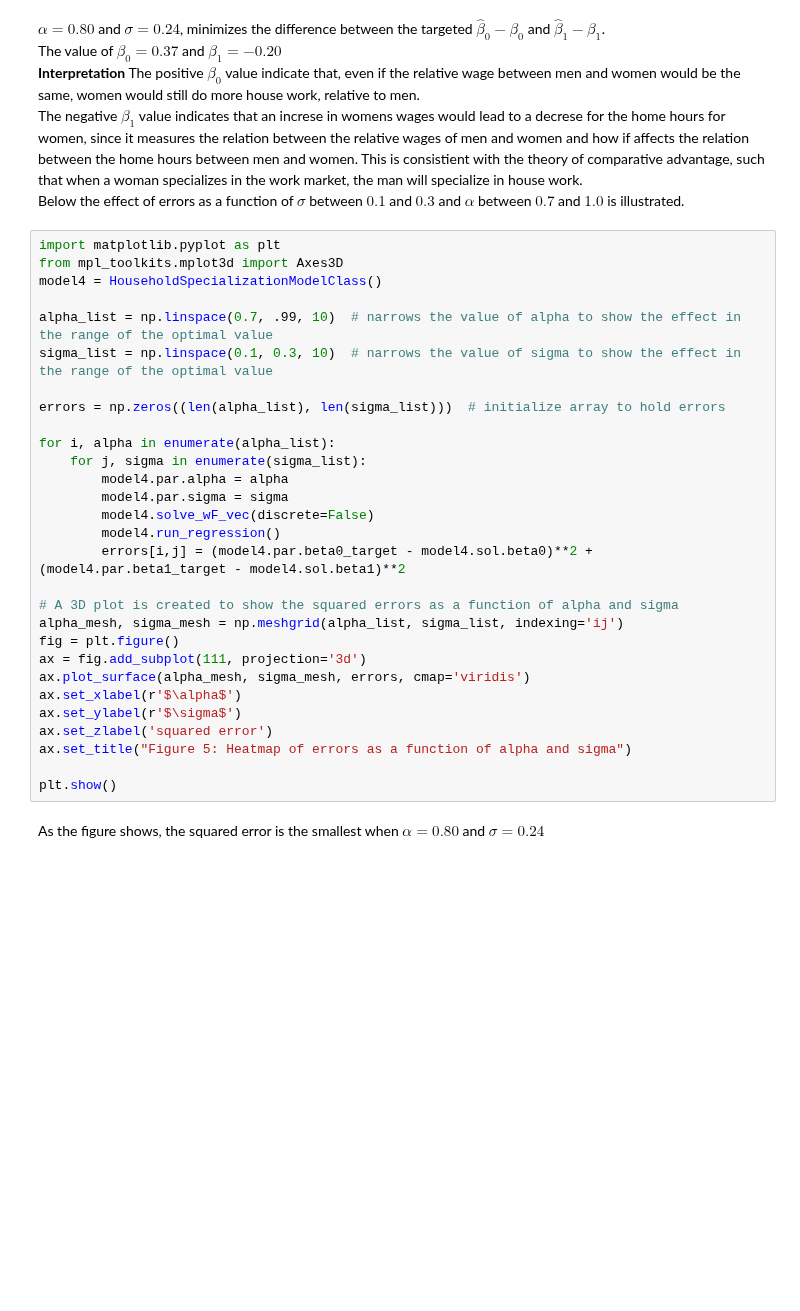
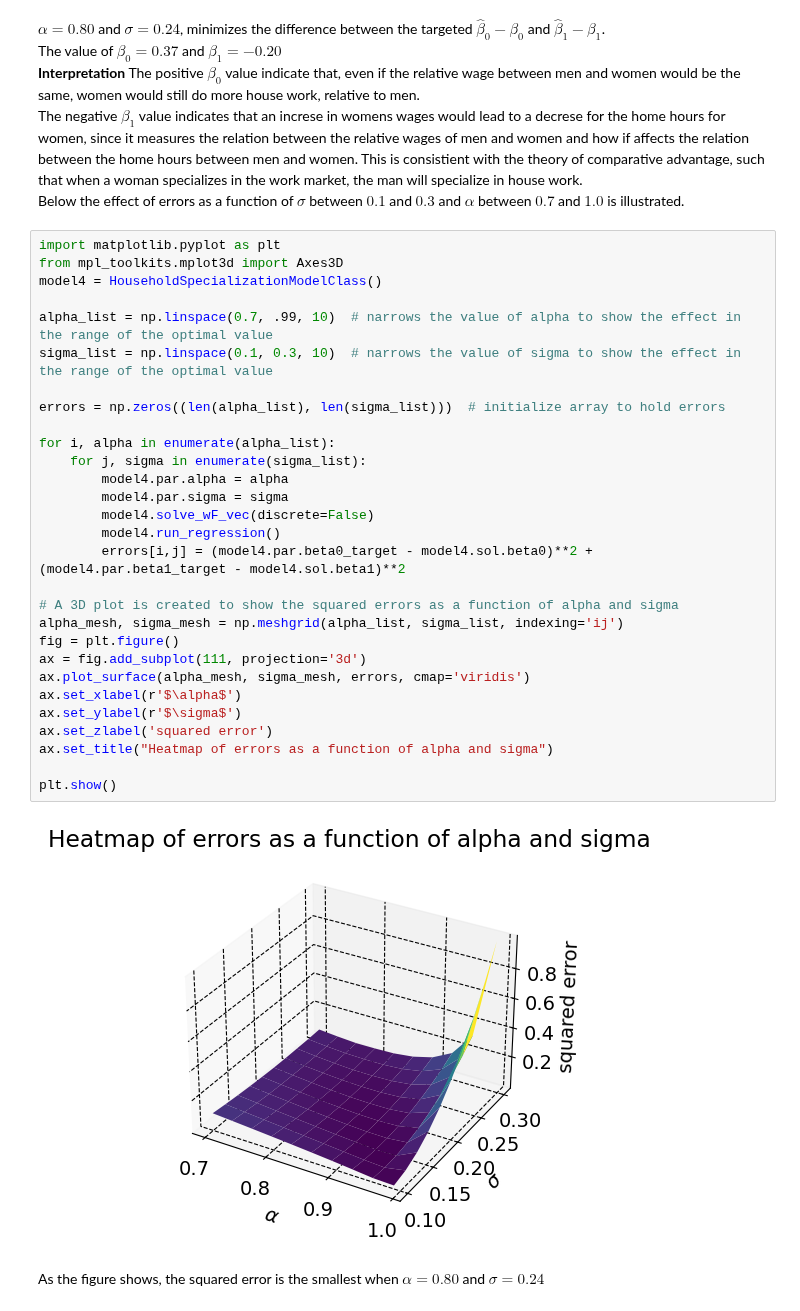
Before and after one commit to NumEconCopenhagen/projects-2023-frederikke-x2-og-sofie, a Jupyter notebook: inauguralproject/inauguralproject.ipynb, the cells around one changed output. Saved outputs shown, nothing was run; the diff lists cells and outputs as text; blank space fills up the shorter version.

```diff
--- a/inauguralproject/inauguralproject.ipynb
+++ b/inauguralproject/inauguralproject.ipynb
@@ -210,32 +219,34 @@ Below the effect of errors as a function of $\sigma$ between $0.1$ and $0.3$ and
 # %%
 import matplotlib.pyplot as plt
 from mpl_toolkits.mplot3d import Axes3D
 model4 = HouseholdSpecializationModelClass()
 
 alpha_list = np.linspace(0.7, .99, 10)  # narrows the value of alpha to show the effect in the range of the optimal value
 sigma_list = np.linspace(0.1, 0.3, 10)  # narrows the value of sigma to show the effect in the range of the optimal value
 
 errors = np.zeros((len(alpha_list), len(sigma_list)))  # initialize array to hold errors
 
 for i, alpha in enumerate(alpha_list):
     for j, sigma in enumerate(sigma_list):
         model4.par.alpha = alpha
         model4.par.sigma = sigma
         model4.solve_wF_vec(discrete=False)
         model4.run_regression()
         errors[i,j] = (model4.par.beta0_target - model4.sol.beta0)**2 + (model4.par.beta1_target - model4.sol.beta1)**2
 
 # A 3D plot is created to show the squared errors as a function of alpha and sigma
 alpha_mesh, sigma_mesh = np.meshgrid(alpha_list, sigma_list, indexing='ij')
 fig = plt.figure()
 ax = fig.add_subplot(111, projection='3d')
 ax.plot_surface(alpha_mesh, sigma_mesh, errors, cmap='viridis')
 ax.set_xlabel(r'$\alpha$')
 ax.set_ylabel(r'$\sigma$')
 ax.set_zlabel('squared error')
-ax.set_title("Figure 5: Heatmap of errors as a function of alpha and sigma")
+ax.set_title("Heatmap of errors as a function of alpha and sigma")
 
 plt.show()
+# %% [output]
+[figure, added]
 # %% [markdown]
 As the figure shows, the squared error is the smallest when $\alpha = 0.80$ and $\sigma = 0.24$
 # %% [markdown]
```
Also changed, not shown: parts of 11 cells of this notebook.
